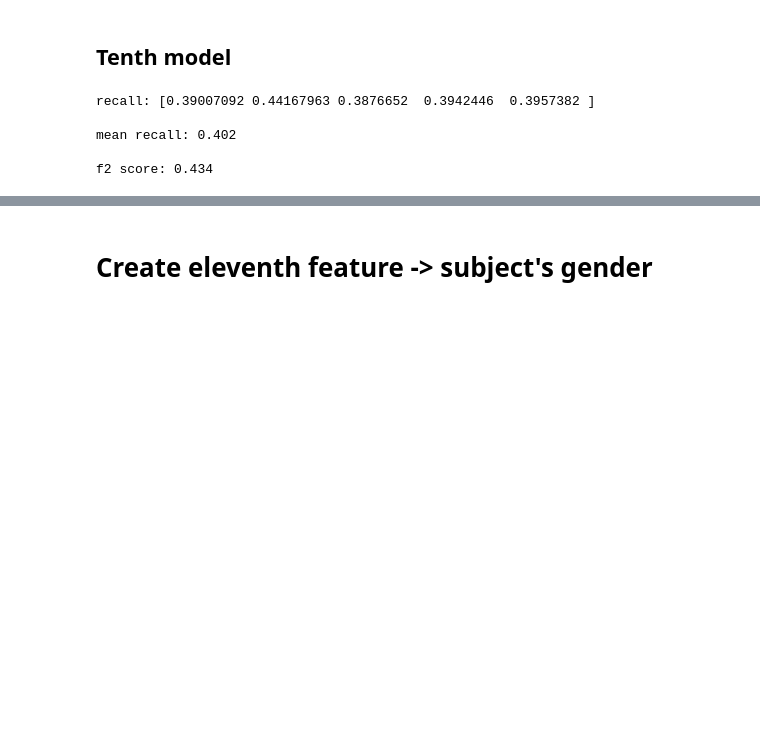
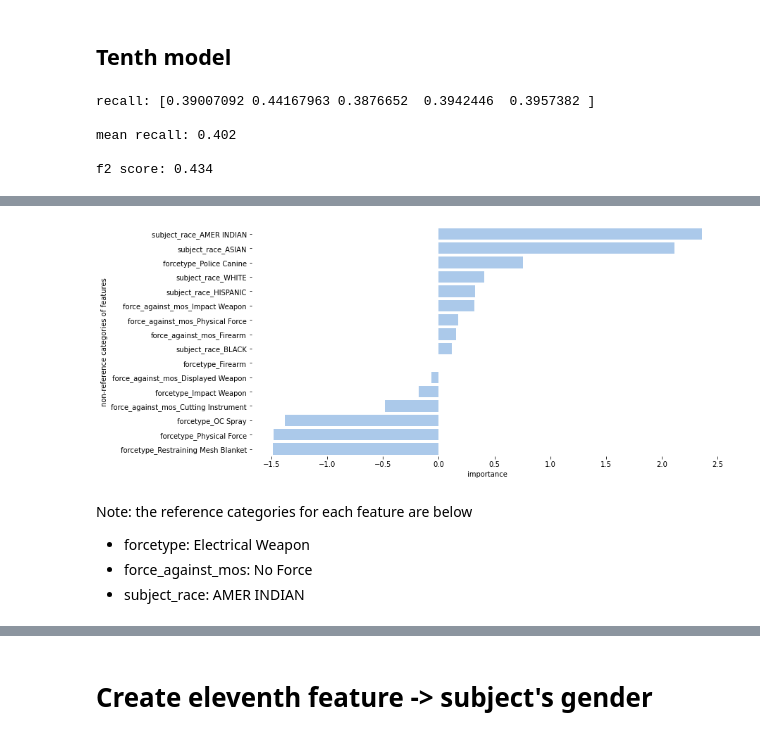
Before and after one commit to chloebs4590/Metis-Classification, a Jupyter notebook: nypd_use_of_force.ipynb, the cells around one changed output, grey strips where cells are left out. Cells and saved outputs as stored; diff of their text form; code cells hidden in the pictures; blank space fills up the shorter version.

Commit message:
added visualizations and notes about interpretations of coefficients of best performing logistic regression model

```diff
--- a/nypd_use_of_force.ipynb
+++ b/nypd_use_of_force.ipynb
@@ -1334,0 +1287,9 @@ Interpretation of the features:
+# %%
+# get importance
+importance = lr_10.coef_[0]
+
+# create df of features and their importance levels
+lr_10_feature_importance = pd.DataFrame({'non-reference categories of features': X_10.columns,
+                   'importance': importance}).\
+                    sort_values('importance', ascending = False)
+lr_10_feature_importance
@@ -1334,0 +1314,15 @@ Interpretation of the features:
+# %%
+# plot the features and their importance levels
+f, ax = plt.subplots(figsize=(12, 6))
+sns.set_color_codes("pastel")
+sns.barplot(x="importance", y="non-reference categories of features", data=lr_10_feature_importance,
+            label="Feature Importance", color="b")
+sns.despine(left=True, bottom=True)
+#plt.savefig('mvp.png',bbox_inches='tight')
+# %% [output]
+[figure, added]
+# %% [markdown]
+Note: the reference categories for each feature are below
+- forcetype: Electrical Weapon
+- force_against_mos: No Force
+- subject_race: AMER INDIAN
```
Also changed, not shown: parts of 33 cells of this notebook.
